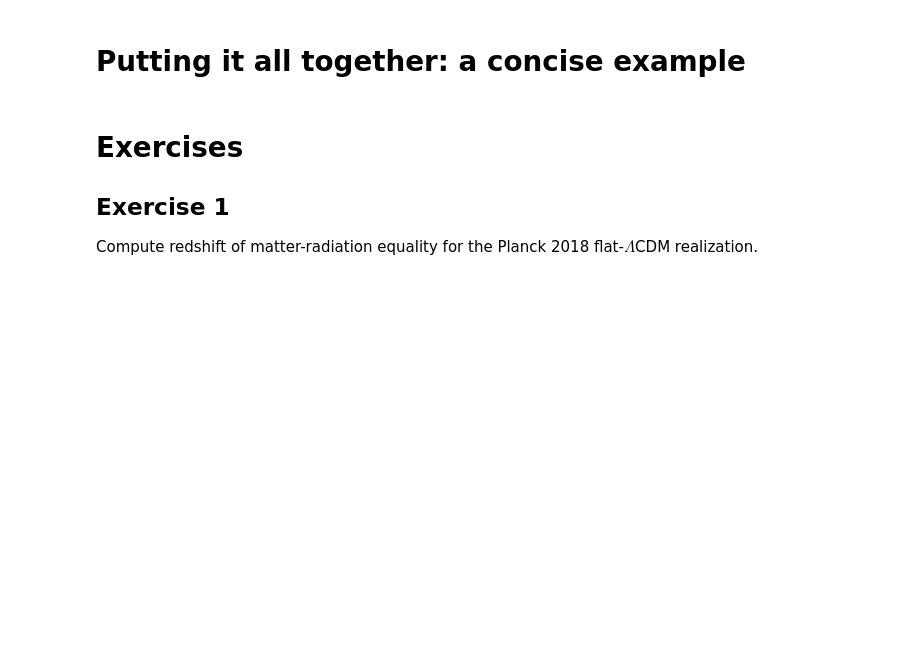
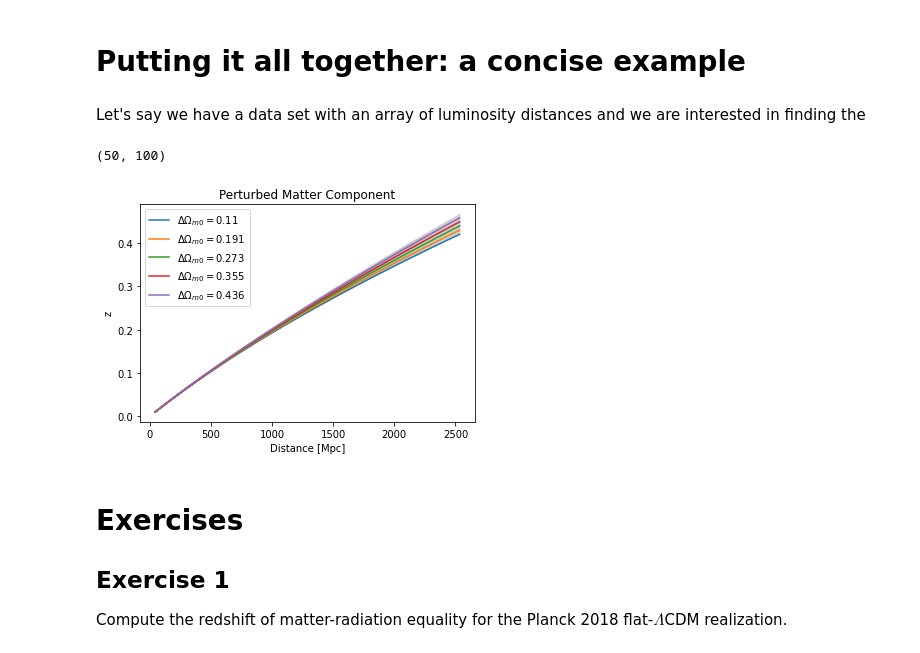
Before and after one commit to astropy/astropy-workshop, a Jupyter notebook: 11-Cosmology/Astropy_Cosmology.ipynb, the cells around one changed output. Saved outputs shown, nothing was run; the diff lists cells and outputs as text; code cells hidden in the pictures; blank space fills up the shorter version.

```diff
--- a/11-Cosmology/Astropy_Cosmology.ipynb
+++ b/11-Cosmology/Astropy_Cosmology.ipynb
@@ -131,5 +172,6 @@ FlatLambdaCDM(name="Planck18", H0=67.7 km / (Mpc s), Om0=0.31, Tcmb0=2.725 K, Ne
 # %%
-with cosmology.default_cosmology.set("WMAP5"):
-    cosmo = cosmology.default_cosmology.get()
-    print(cosmo)
+with default_cosmology.set("WMAP5"):
+    cosmo = default_cosmology.get()
+    print("New: ", cosmo.name)
+print("Reverted: ", default_cosmology.get().name)
 # %% [output]
@@ -205,3 +250,5 @@ luminosity: 1.0703654769474296 solLum
 There's a lot of flexibility with equivalencies, including a variety of other built-in equivalencies, useful in difference contexts.  So if you want to know more, you might want to check out the [equivalencies narrative documentation](https://docs.astropy.org/en/stable/units/equivalencies.html) or the [astropy.units.equivalencies reference docs](https://docs.astropy.org/en/stable/units/index.html#module-astropy.units.equivalencies).
 # %% [markdown]
 # Putting it all together:  a concise example
+# %% [markdown]
+Let's say we have a data set with an array of luminosity distances and we are interested in finding the
@@ -208,9 +257,33 @@ There's a lot of flexibility with equivalencies, including a variety of other bu
+# %%
+N = 100
+distances = Distance(np.linspace(45, 2535, N) * u.Mpc)
+# %%
+perturb_Om0 = np.linspace(-0.2, 0.2, num=50)
+num = 50
+zs = np.empty((num, N))
+
+for i, cosmo in enumerate(Planck18.clone(Om0=Planck18.Om0+dm, Ob0=Planck18.Om0+dm-0.001) for dm in perturb_Om0):
+    zs[i] = [z_at_value(cosmo.luminosity_distance, d) for d in distances]
+
+zs.shape
+# %% [output]
+(50, 100)
+# %%
+fig = plt.figure()
+ax = fig.add_subplot(title="Perturbed Matter Component", xlabel="Distance [Mpc]", ylabel="z")
+ax.plot(distances, zs.T, c="gray", alpha=0.1);
+for z, dm in zip(zs[::10, :], perturb_Om0[::10]):
+    ax.plot(distances, z, label=r"$\Delta\Omega_{m0}=$" + f"{Planck18.Om0+dm:.3}")
+ax.legend()
+fig.show();
+# %% [output]
+[figure, added]
 # %% [markdown]
 # Exercises
 
 ## Exercise 1
 
-Compute redshift of matter-radiation equality for the Planck 2018 flat-$\Lambda$CDM realization.
+Compute the redshift of matter-radiation equality for the Planck 2018 flat-$\Lambda$CDM realization.
 # %%
 # Answer here (z)
 # %%
```
Also changed, not shown: parts of 41 cells of this notebook.
